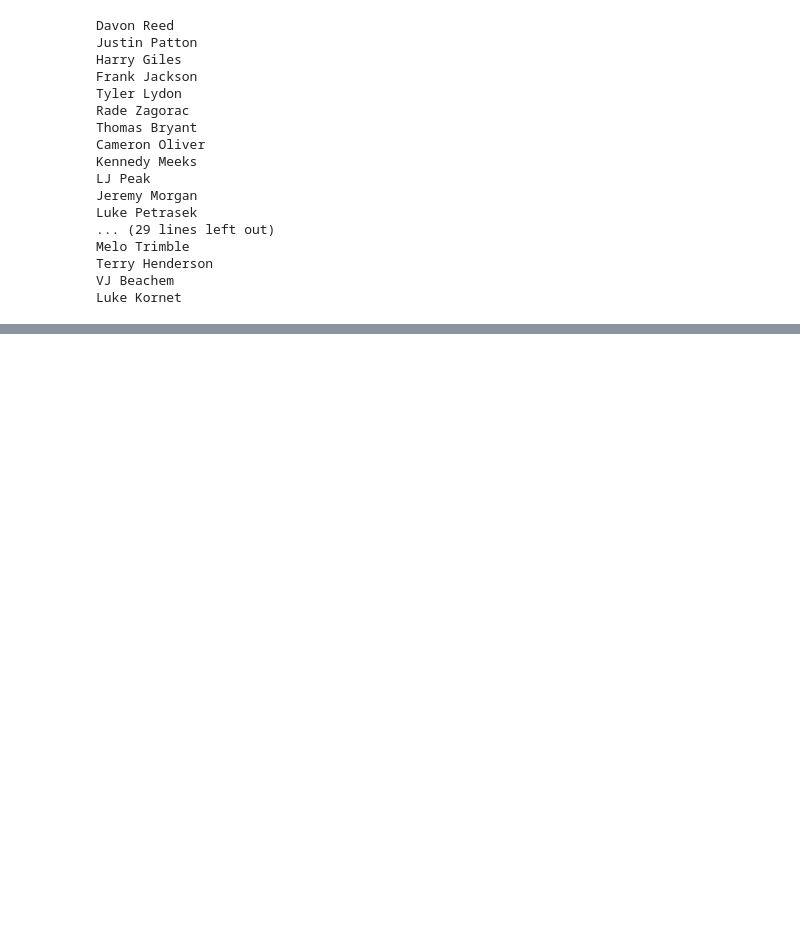
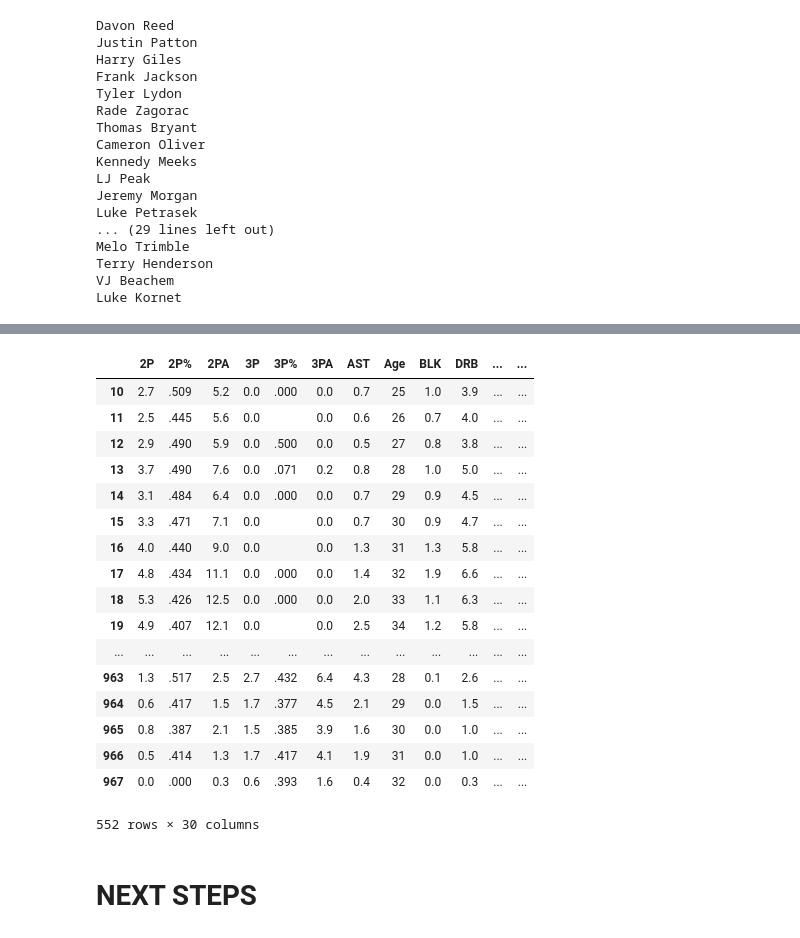
Before and after one commit to alexshieu/SpringBoard, a Jupyter notebook: NBA Capstone Project/scraper player data 2nd.ipynb, the cells around one changed output, grey strips where cells are left out. Saved outputs shown, nothing was run; the diff lists cells and outputs as text; code cells hidden in the pictures; blank space fills up the shorter version.

```diff
--- a/NBA Capstone Project/scraper player data 2nd.ipynb
+++ b/NBA Capstone Project/scraper player data 2nd.ipynb
@@ -86,6 +86,9 @@ df.loc[df.CONTRACT_SIGNED_YEAR >= 2017, 'CONTRACT_SIGNED_YEAR']= 2017
 # Subtract 1 from CONTRACT_SIGNED_YEAR as BEFORE_SIGNED_YEAR
 # BEFORE_SIGNED_YEAR used to look up season stats before contract was signed
 df['BEFORE_SIGNED_YEAR'] = df.CONTRACT_SIGNED_YEAR - 1
+
+# Drop duplicates
+df = df[df.PLAYER_NAME.duplicated() == False]
 # %%
 # Set the URL Template
 url_template = 'http://www.basketball-reference.com/players/{PLAYER_LAST_INITIAL}/{PLAYER_LAST_NAME_FIRST_FIVE}{PLAYER_FIRST_NAME_FIRST_TWO}01.html'
@@ -342,10 +345,10 @@ for index, column in df2.iterrows():
     non_age = [key for key, value in stats_df.Age.iteritems() if len(value)==2]
     stats_df = stats_df.iloc[non_age]
     stats_df.Age = pd.to_numeric(stats_df.Age)
-    contract_age = column.BEFORE_SIGNED_YEAR
+    contract_age = pd.to_numeric(column.AGE)
     for age in stats_df.Age:
         if age == contract_age:
-            stats_df = stats_df.loc[age == contract_age]
+            stats_df = stats_df[stats_df.Age == age]
 
     # try:
 
@@ -358,5 +361,5 @@ for index, column in df2.iterrows():
     #    missing_player_stats.append(column.PLAYER_NAME)
 
     # Insert Player Name
-    #stats_df['PLAYER_NAME'] = column.PLAYER_NAME
-    #player_stats_df = player_stats_df.append(stats_df, ignore_index=True)
+    stats_df['PLAYER_NAME'] = column.PLAYER_NAME
+    player_stats_df = player_stats_df.append(stats_df, ignore_index=True)
@@ -482,0 +387,24 @@ player_stats_df.PLAYER_NAME
+# %%
+duplicated_data
+player_stats_df[player_stats_df.PLAYER_NAME.duplicated(keep=False)]
+# %% [output]
+|  | 2P | 2P% | 2PA | 3P | 3P% | 3PA | AST | Age | BLK | DRB | ... | ... |
+| 10 | 2.7 | .509 | 5.2 | 0.0 | .000 | 0.0 | 0.7 | 25 | 1.0 | 3.9 | ... | ... |
+| 11 | 2.5 | .445 | 5.6 | 0.0 |  | 0.0 | 0.6 | 26 | 0.7 | 4.0 | ... | ... |
+| 12 | 2.9 | .490 | 5.9 | 0.0 | .500 | 0.0 | 0.5 | 27 | 0.8 | 3.8 | ... | ... |
+| 13 | 3.7 | .490 | 7.6 | 0.0 | .071 | 0.2 | 0.8 | 28 | 1.0 | 5.0 | ... | ... |
+| 14 | 3.1 | .484 | 6.4 | 0.0 | .000 | 0.0 | 0.7 | 29 | 0.9 | 4.5 | ... | ... |
+| 15 | 3.3 | .471 | 7.1 | 0.0 |  | 0.0 | 0.7 | 30 | 0.9 | 4.7 | ... | ... |
+| 16 | 4.0 | .440 | 9.0 | 0.0 |  | 0.0 | 1.3 | 31 | 1.3 | 5.8 | ... | ... |
+| 17 | 4.8 | .434 | 11.1 | 0.0 | .000 | 0.0 | 1.4 | 32 | 1.9 | 6.6 | ... | ... |
+| 18 | 5.3 | .426 | 12.5 | 0.0 | .000 | 0.0 | 2.0 | 33 | 1.1 | 6.3 | ... | ... |
+| 19 | 4.9 | .407 | 12.1 | 0.0 |  | 0.0 | 2.5 | 34 | 1.2 | 5.8 | ... | ... |
+| ... | ... | ... | ... | ... | ... | ... | ... | ... | ... | ... | ... | ... |
+| 963 | 1.3 | .517 | 2.5 | 2.7 | .432 | 6.4 | 4.3 | 28 | 0.1 | 2.6 | ... | ... |
+| 964 | 0.6 | .417 | 1.5 | 1.7 | .377 | 4.5 | 2.1 | 29 | 0.0 | 1.5 | ... | ... |
+| 965 | 0.8 | .387 | 2.1 | 1.5 | .385 | 3.9 | 1.6 | 30 | 0.0 | 1.0 | ... | ... |
+| 966 | 0.5 | .414 | 1.3 | 1.7 | .417 | 4.1 | 1.9 | 31 | 0.0 | 1.0 | ... | ... |
+| 967 | 0.0 | .000 | 0.3 | 0.6 | .393 | 1.6 | 0.4 | 32 | 0.0 | 0.3 | ... | ... |
+552 rows × 30 columns
+# %% [markdown]
+# NEXT STEPS
```
Also changed, not shown: parts of 10 cells of this notebook.
